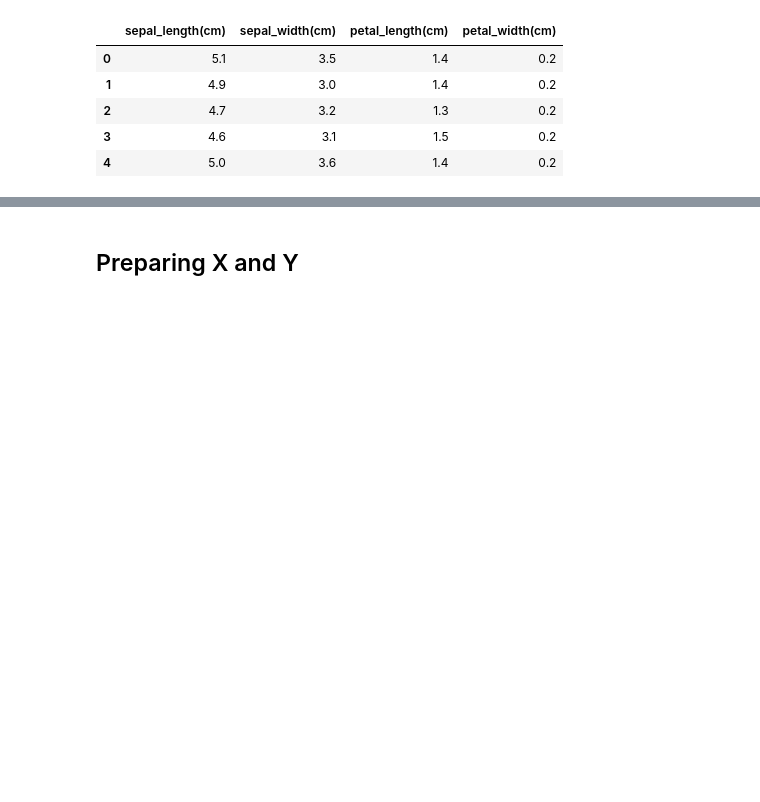
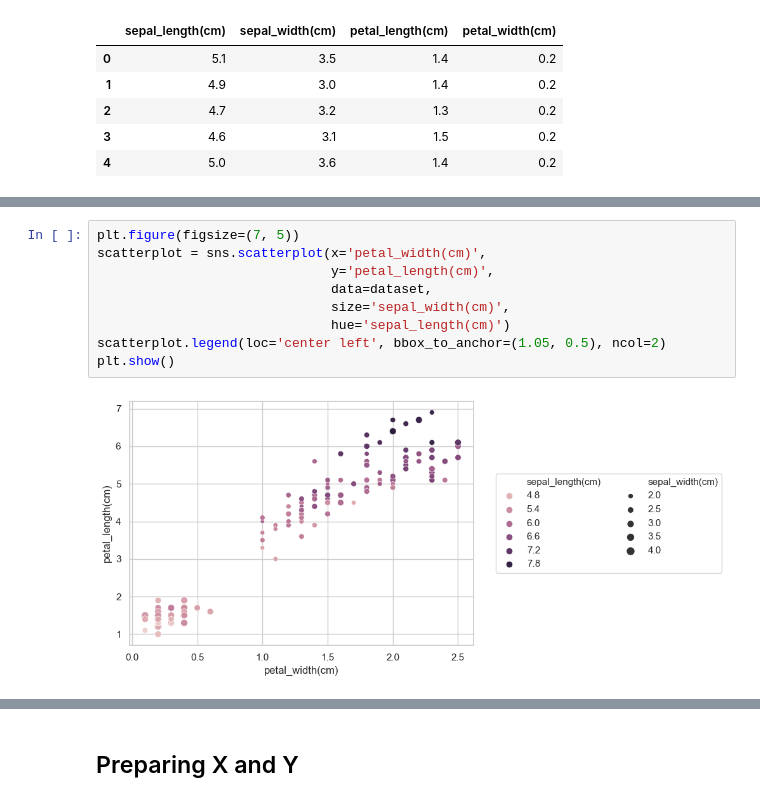
Before and after one commit to umar-anzar/spark-foundation-internship-datascience, a Jupyter notebook: Task2/PredictionUsingUnsupervisedML.ipynb, the cells around one changed output, grey strips where cells are left out. Saved outputs shown, nothing was run; the diff lists cells and outputs as text; blank space fills up the shorter version.

```diff
--- a/Task2/PredictionUsingUnsupervisedML.ipynb
+++ b/Task2/PredictionUsingUnsupervisedML.ipynb
@@ -75,0 +115,11 @@ plt.scatt
+# %%
+plt.figure(figsize=(7, 5))
+scatterplot = sns.scatterplot(x='petal_width(cm)',
+                              y='petal_length(cm)',
+                              data=dataset,
+                              size='sepal_width(cm)',
+                              hue='sepal_length(cm)')
+scatterplot.legend(loc='center left', bbox_to_anchor=(1.05, 0.5), ncol=2)
+plt.show()
+# %% [output]
+[figure, added]
```
Also changed, not shown: parts of 11 cells of this notebook.
